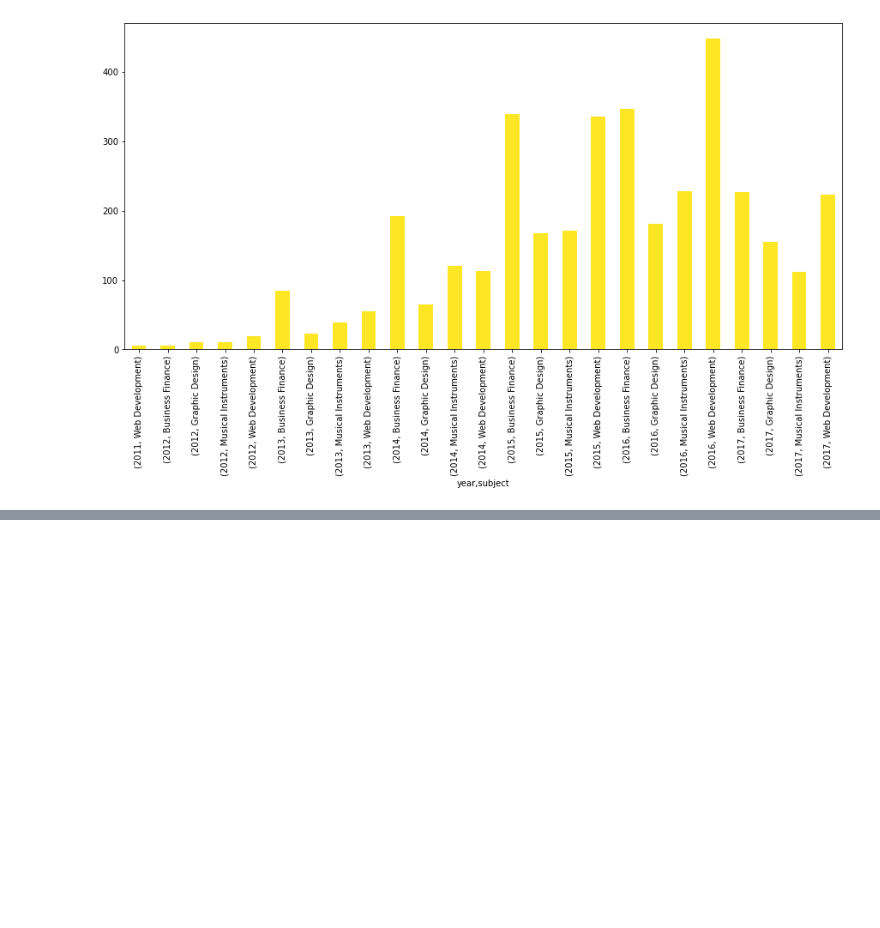
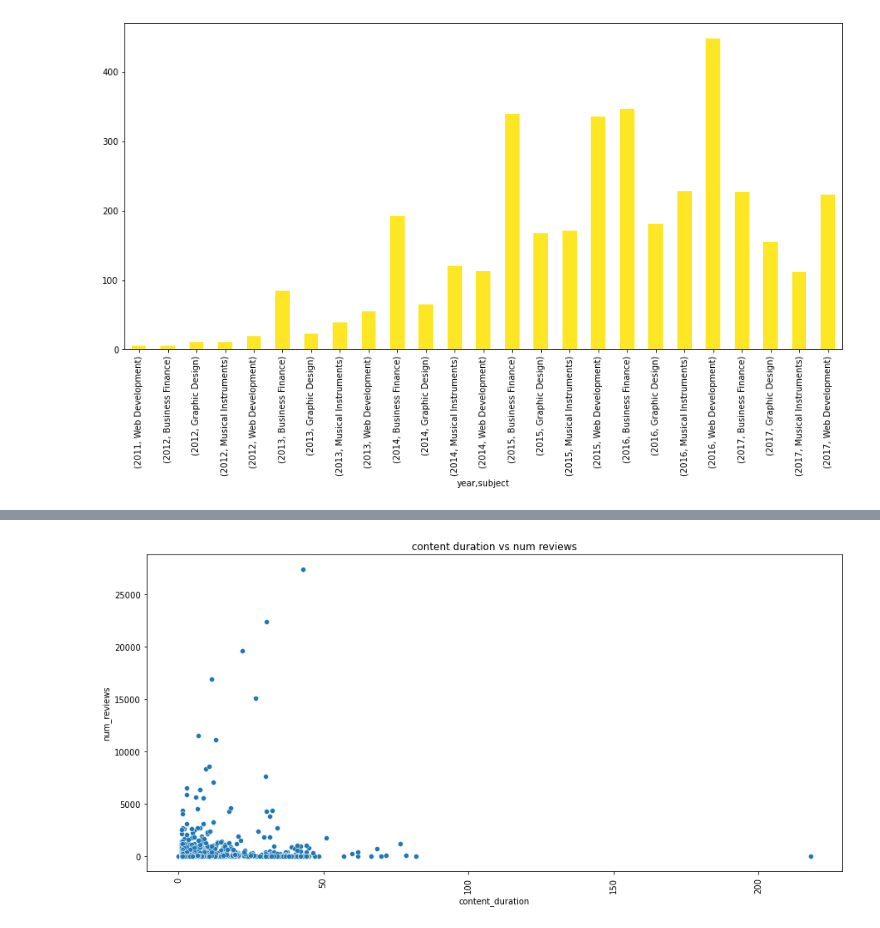
Before and after one commit to mikemoore26/udemy-analysis-, a Jupyter notebook: Udemy analysis.ipynb, the cells around one changed output, grey strips where cells are left out. Drawn from its saved outputs; the diff is of its cells as text; code cells hidden in the pictures; blank space fills up the shorter version.

```diff
--- a/Udemy analysis.ipynb
+++ b/Udemy analysis.ipynb
@@ -357,0 +466,8 @@ data.groupby(['year','subject'])['course_id'].count().plot.bar(figsize=(15,7),cm
+# %%
+plt.figure(figsize=(15,7))
+sns.scatterplot(data=df,x='content_duration',y='num_reviews')
+plt.title('content duration vs num reviews')
+plt.xticks(rotation=90)
+plt.show()
+# %% [output]
+[figure, added]
```
Also changed, not shown: parts of 29 cells of this notebook.
